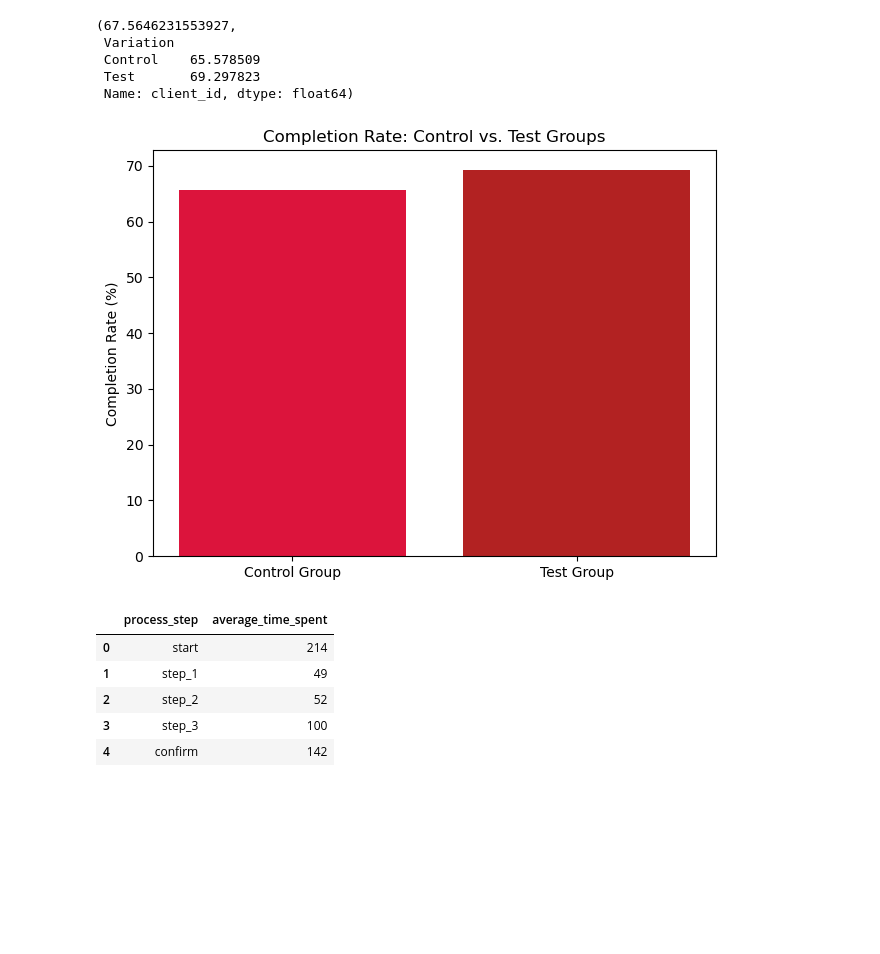
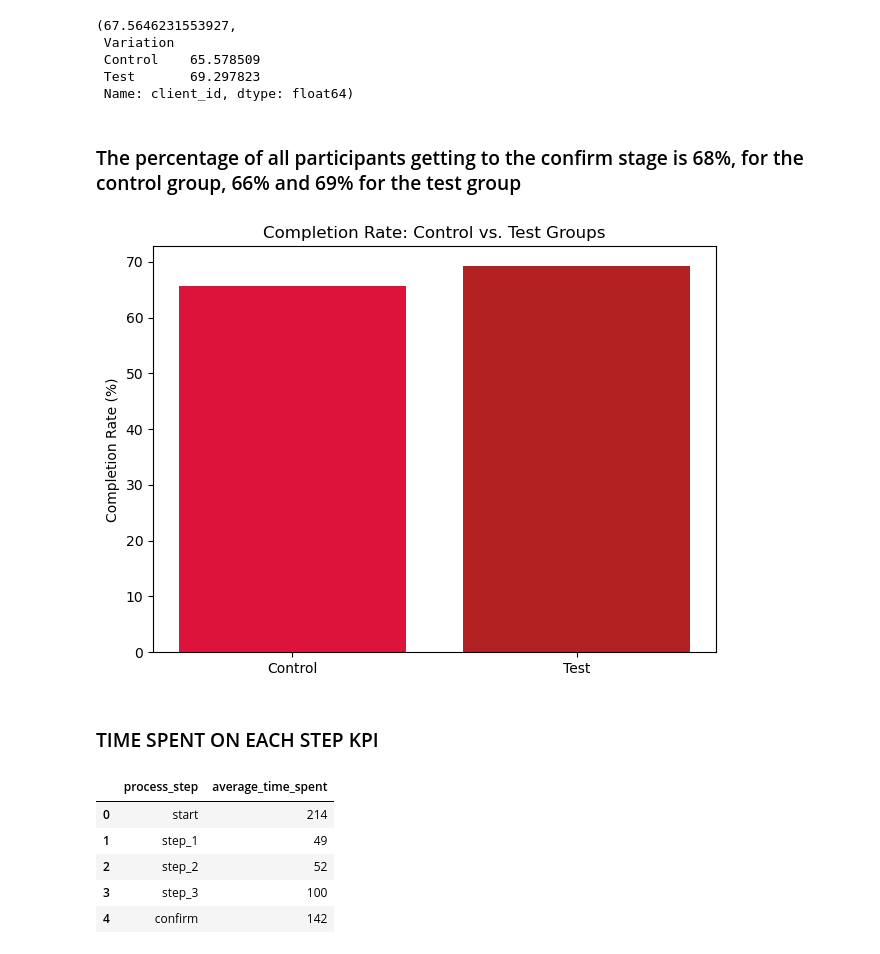
Before and after one commit to tsuijonathan/vanguard-ab-test, a Jupyter notebook: notebooks/KPI.ipynb, the cells around one changed output. Saved outputs shown, nothing was run; the diff lists cells and outputs as text; code cells hidden in the pictures; blank space fills up the shorter version.

```diff
--- a/notebooks/KPI.ipynb
+++ b/notebooks/KPI.ipynb
@@ -51,17 +64,26 @@ completion_rate_overall_percentage, completion_rate_by_group_percentage
  Control    65.578509
  Test       69.297823
  Name: client_id, dtype: float64)
-# %%
-# Bar plot for Completion Rate
-completion_rates = [65.578509, 69.297823]
-groups = ['Control Group', 'Test Group']
-
-plt.bar(groups, completion_rates, color=['crimson', 'firebrick'])
-plt.ylabel('Completion Rate (%)')
-plt.title('Completion Rate: Control vs. Test Groups')
-plt.tight_layout()
-plt.savefig("../figures/completion_rate.jpeg", format="jpeg", dpi=300)
-plt.show()
-# %% [output]
-[figure, removed]
+# %% [markdown]
+### The percentage of all participants getting to the confirm stage is 68%, for the control group, 66% and 69% for the test group
+# %%
+# Use the index and values from the Series for the plot
+plt.bar(completion_rate_by_group_percentage.index,
+        completion_rate_by_group_percentage.values,
+        color=['crimson', 'firebrick'])
+
+# Add labels, title, and formatting
+plt.ylabel('Completion Rate (%)')
+plt.title('Completion Rate: Control vs. Test Groups')
+plt.tight_layout()
+
+# Save the plot as an image
+plt.savefig("../figures/completion_rate.jpeg", format="jpeg", dpi=300)
+
+# Show the plot
+plt.show()
+# %% [output]
+[figure, added]
+# %% [markdown]
+### TIME SPENT ON EACH STEP KPI
 # %%
```
Also changed, not shown: parts of 10 cells of this notebook.
